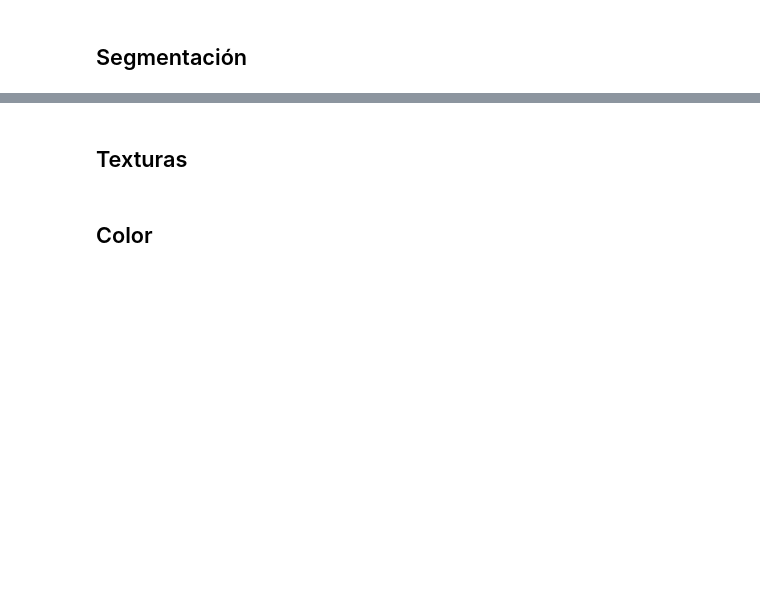
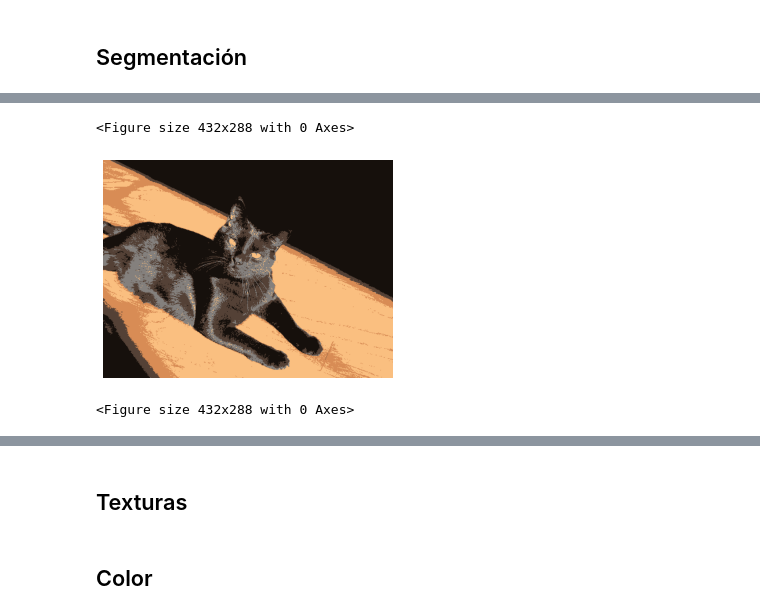
Before and after one commit to victoriatournier/BreedRecognizerTimag, a Jupyter notebook: trabajo.ipynb, the cells around one changed output, grey strips where cells are left out. Saved outputs shown, nothing was run; the diff lists cells and outputs as text; code cells hidden in the pictures; blank space fills up the shorter version.

```diff
--- a/trabajo.ipynb
+++ b/trabajo.ipynb
@@ -36,0 +89,20 @@ for j in range(3):
+# %%
+J1 = cv2.imread(dir_imagenes+archivos[1])
+J1=cv2.cvtColor(J1, cv2.COLOR_BGR2RGB)
+twoDimage = J1.reshape((-1,3))
+twoDimage = np.float32(twoDimage)
+criteria = (cv2.TERM_CRITERIA_EPS + cv2.TERM_CRITERIA_MAX_ITER, 10, 1.0)
+K = 5
+attempts=15
+ret,label,center=cv2.kmeans(twoDimage,K,None,criteria,attempts,cv2.KMEANS_PP_CENTERS)
+center = np.uint8(center)
+res = center[label.flatten()]
+result_image = res.reshape((J1.shape))
+plt.figure()
+plt.axis('off')
+plt.imshow(result_image)
+plt.figure()
+# %% [output]
+<Figure size 432x288 with 0 Axes>
+[figure, added]
+<Figure size 432x288 with 0 Axes>
```
Also changed, not shown: parts of 10 cells of this notebook.
